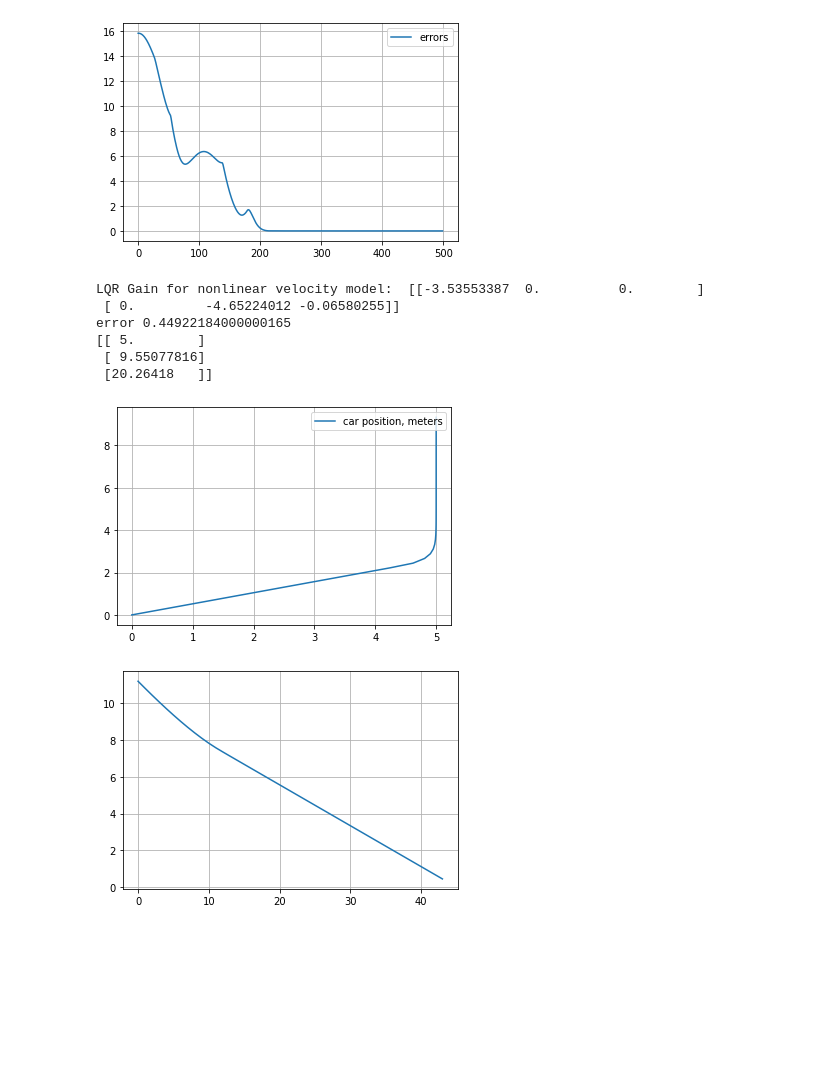
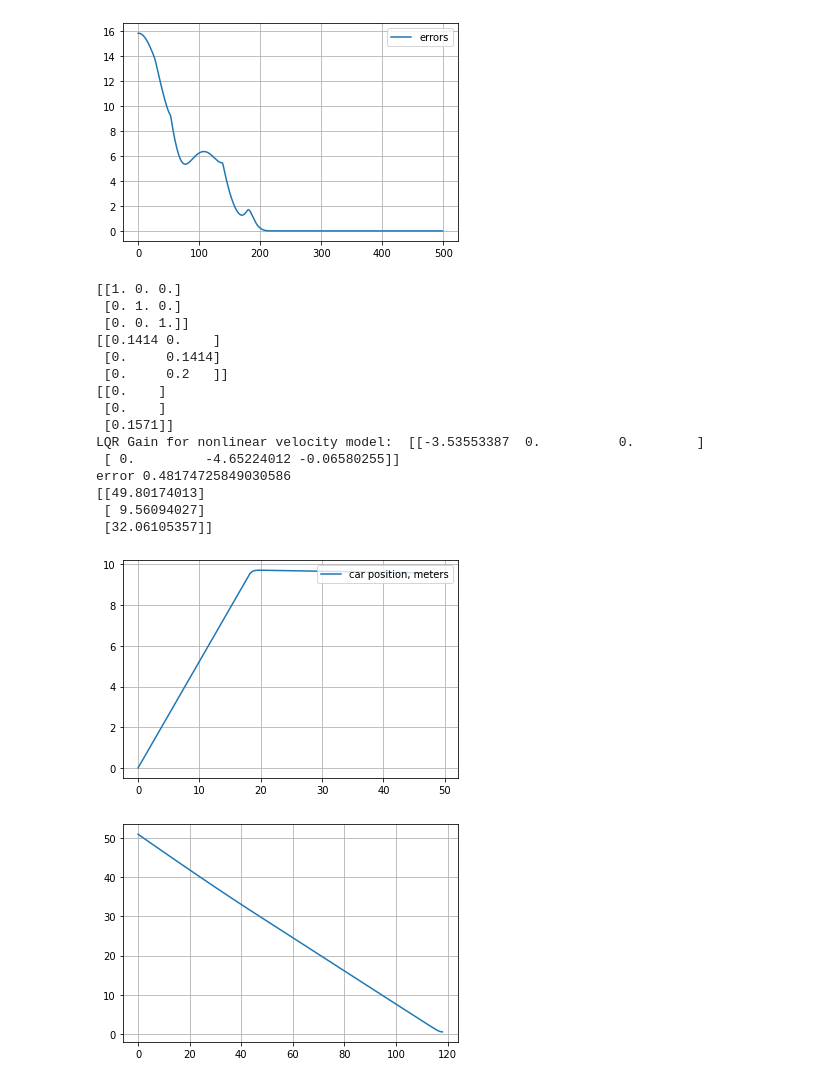
Before and after one commit to mingyucai/LQR_CBF_rrtStar, a Jupyter notebook: LQR_car_model.ipynb, the cells around one changed output. Cells and saved outputs as stored; diff of their text form; code cells hidden in the pictures; blank space fills up the shorter version.

```diff
--- a/LQR_car_model.ipynb
+++ b/LQR_car_model.ipynb
@@ -331,10 +331,14 @@ def get_linear_model(x_bar, u_bar):
 
     return np.round(A_lin, 4), np.round(B_lin, 4), np.round(C_lin, 4)
 # %%
-xd = np.matrix([[5], [10], [np.pi/4]])
+xd = np.matrix([[50], [10], [np.pi/4]])
 ud = np.matrix([[0], [0]])
 
 A, B, C = get_linear_model(xd, ud)
+
+print(A)
+print(B)
+print(C)
 
 Q = np.matrix("0.5 0 0; 0 1 0; 0 0 0.01")
 R = np.matrix("0.01 0; 0 0.01")
@@ -360,39 +364,48 @@ for t in time:
     xe = xk - xd
     errors.append( np.linalg.norm(xe[0:2]))
 
 
     uk = K*xe
     uk[0] = np.clip(uk[0], -max_linear_velocity, max_linear_velocity)
     uk[1] = np.clip(uk[1], -max_angular_velocity, max_angular_velocity)
     if np.linalg.norm(xe[0:2]) < 0.5:
       break
 
     X.append(xk[0, 0])
     Y.append(xk[1, 0])
 
     xk = A*xk + B*uk + C
 
 print('error', np.linalg.norm(xe[0:2]))
 
 print(xk)
 plt.plot(X, Y, label="car position, meters")
 
 plt.legend(loc='upper right')
 plt.grid()
 plt.show()
 
 plt.plot(errors, label="error")
 plt.grid()
 plt.show()
 # %% [output]
+[[1. 0. 0.]
+ [0. 1. 0.]
+ [0. 0. 1.]]
+[[0.1414 0.    ]
+ [0.     0.1414]
+ [0.     0.2   ]]
+[[0.    ]
+ [0.    ]
+ [0.1571]]
 LQR Gain for nonlinear velocity model:  [[-3.53553387  0.          0.        ]
  [ 0.         -4.65224012 -0.06580255]]
-error 0.44922184000000165
-[[ 5.        ]
- [ 9.55077816]
- [20.26418   ]]
+error 0.48174725849030586
+[[49.80174013]
+ [ 9.56094027]
+ [32.06105357]]
-[figure, old version]
+[figure, new version]
-[figure, old version]
+[figure, new version]
 # %%
 # nonlinear acceleration dynamic system
 
```
Also changed, not shown: parts of 1 cell of this notebook, 2 other files.
